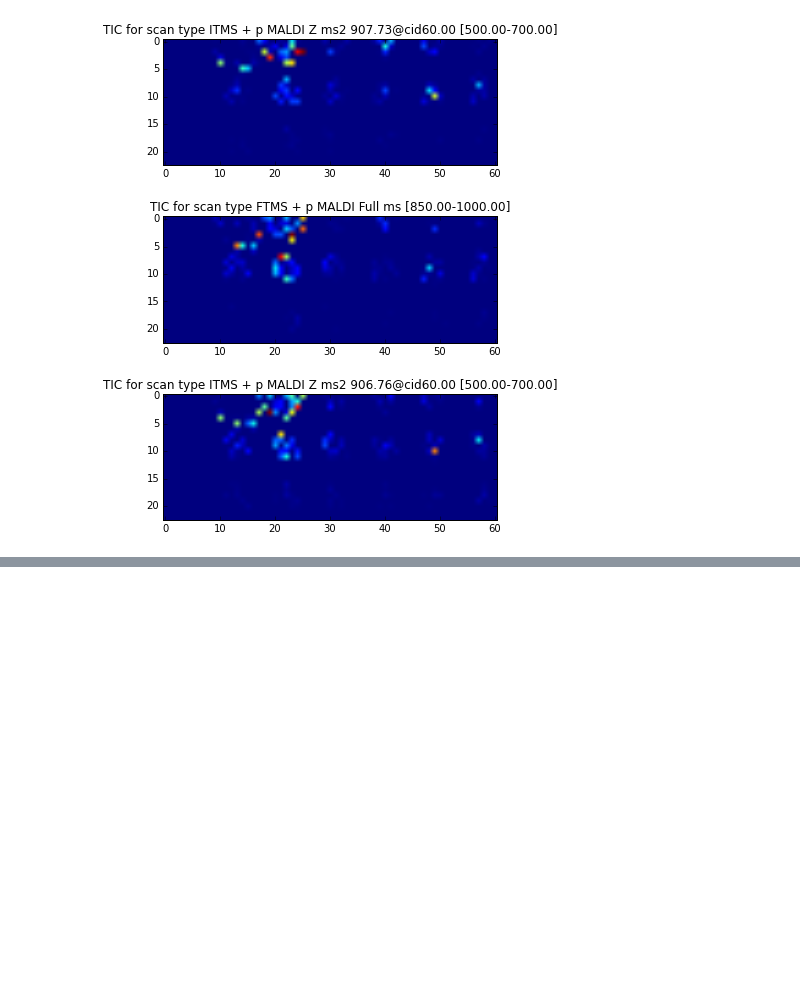
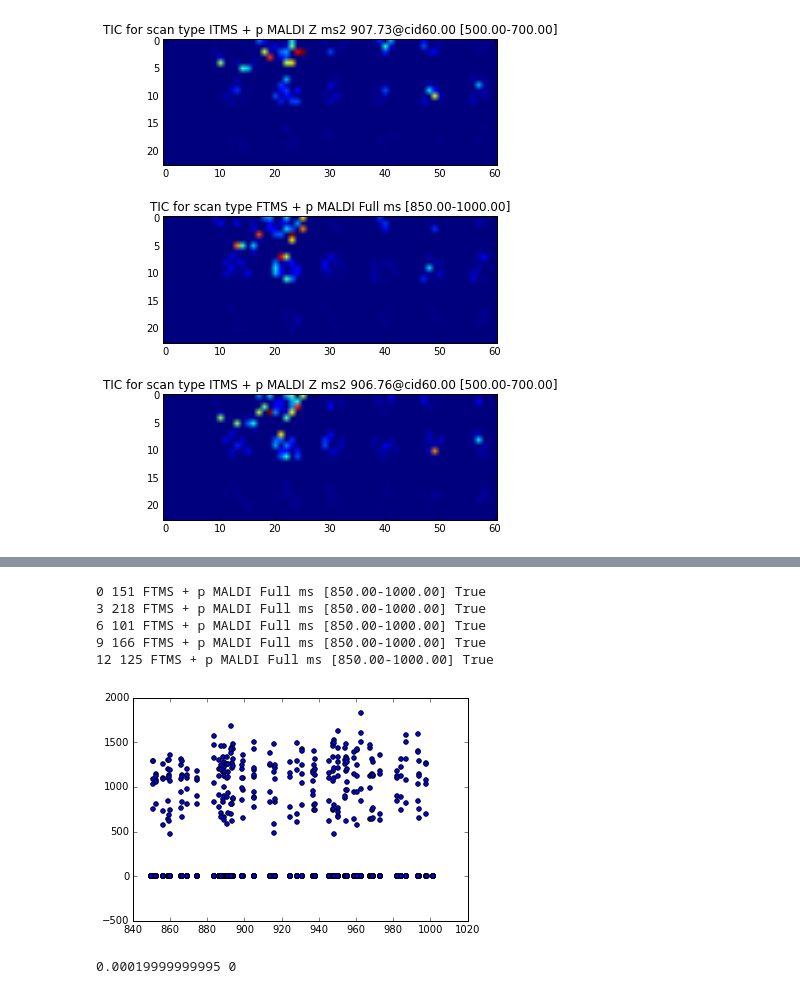
Before and after one commit to biorack/BASTet, a Jupyter notebook: omsi/examples/ipythonNotebooks/reading_MS2_images_with_openMSI.ipynb, the cells around one changed output, grey strips where cells are left out. Drawn from its saved outputs; the diff is of its cells as text; code cells hidden in the pictures; blank space fills up the shorter version.

```diff
--- a/omsi/examples/ipythonNotebooks/reading_MS2_images_with_openMSI.ipynb
+++ b/omsi/examples/ipythonNotebooks/reading_MS2_images_with_openMSI.ipynb
@@ -50,0 +79,35 @@ for ind in range(len(omsi_ms2.data)):
+# %%
+# The FTMS datacube is sparse!, like a pseudo-centroid even though it says profile?
+rereimg = mzml.read('/Users/curt/openMSI_localdata/re-reimaging_TI_nozlib.mzML')
+for ind, spec in enumerate(rereimg):
+    if ind < 15:
+        nmz = len(spec['m/z array'])
+
+        if nmz < 10000:
+            plt.scatter(spec['m/z array'], spec['intensity array'])
+            print ind, nmz, spec['scanList']['scan'][0]['filter string'], spec.has_key('profile spectrum')
+# %% [output]
+0 151 FTMS + p MALDI Full ms [850.00-1000.00] True
+3 218 FTMS + p MALDI Full ms [850.00-1000.00] True
+6 101 FTMS + p MALDI Full ms [850.00-1000.00] True
+9 166 FTMS + p MALDI Full ms [850.00-1000.00] True
+12 125 FTMS + p MALDI Full ms [850.00-1000.00] True
+[figure, added]
+# %%
+import pymzml
+run = pymzml.run.Reader('/Users/curt/openMSI_localdata/re-reimaging_TI.mzML', MS1_Precision = 5e-7, MSn_Precision = 20e-7)
+mzdiff = 1;
+for ind, spec in enumerate(run):
+    pk = np.asarray(spec.mz)
+    try:
+        mz = pk[:, 0]
+        mzdiffnew = np.diff(mz).min()
+        if mzdiffnew < mzdiff:
+            mzdiff = mzdiffnew
+            print mzdiff, ind,
+    except ValueError:
+        pass
+    except IndexError:
+        pass
+# %% [output]
+0.00019999999995 0
```
Also changed, not shown: parts of 7 cells of this notebook.
